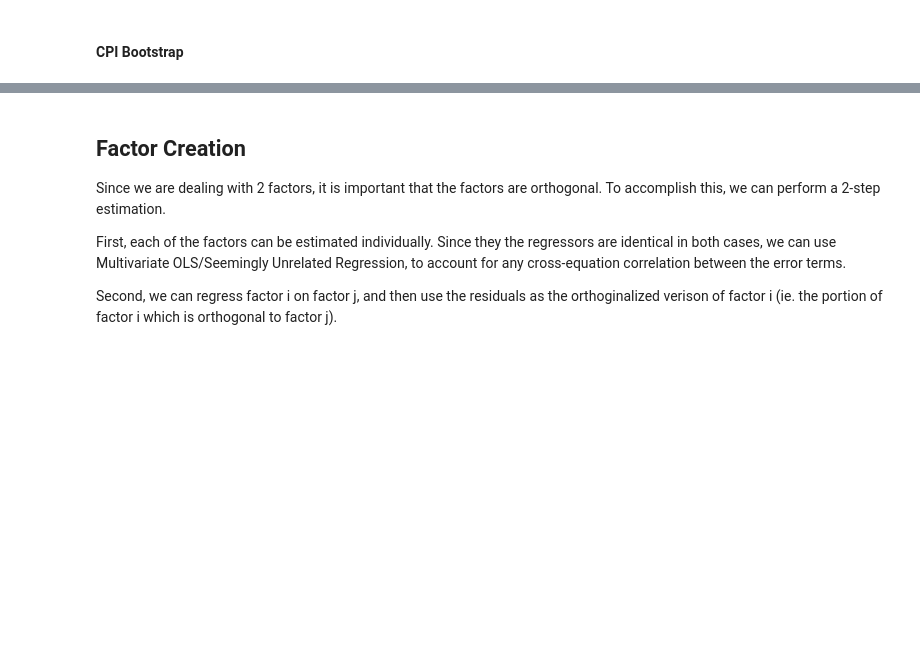
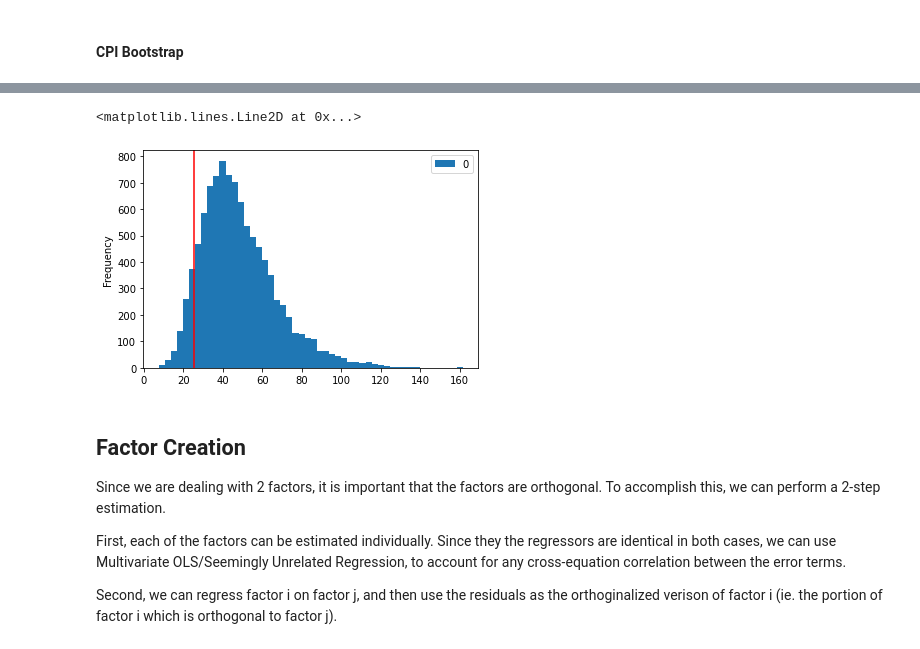
Before and after one commit to santoromano/Macro-Cross-Sectional-Analysis, a Jupyter notebook: mimicking_portfolios.ipynb, the cells around one changed output, grey strips where cells are left out. Drawn from its saved outputs; the diff is of its cells as text; code cells hidden in the pictures; blank space fills up the shorter version.

```diff
--- a/mimicking_portfolios.ipynb
+++ b/mimicking_portfolios.ipynb
@@ -180,7 +190,7 @@ print(f'{empirical_p2: 0.5f}')
 y_cpi = cpi['cpi_yoy'].loc['1973-04':].iloc[2:]
 # %%
 # Initial Model
-cpi_model = sm.OLS(y_cpi, pd.concat([controls, assets], axis=1)).fit(cov_type='HAC', cov_kwds={'maxlags':3})
+cpi_model = sm.OLS(y_cpi, pd.concat([controls, assets], axis=1)).fit(cov_type='HAC', cov_kwds={'maxlags':12})
 
 # Wald Test for controls vs mean
 cpi_coeffs_0 = [x + '=0' for x in pd.concat([controls.iloc[:,1:], assets], axis=1)]
@@ -210,7 +220,7 @@ n_boots = 10000
 for _ in range(n_boots):
     boot_df = sample_df_cpi.sample(n=n, replace=True)
 
-    boot_model = sm.OLS(boot_df['cpi_yoy'], boot_df.iloc[:,1:]).fit(cov_type='HAC', cov_kwds={'maxlags':3})
+    boot_model = sm.OLS(boot_df['cpi_yoy'], boot_df.iloc[:,1:]).fit(cov_type='HAC', cov_kwds={'maxlags':12})
 
     coeffs_0 = [x + '=0' for x in boot_df.iloc[:,-8:]]
     boot_cpi_wald.append(boot_model.wald_test(','.join(coeffs_0), scalar=True, use_f=False).statistic)
@@ -224,3 +234,8 @@ print(f'{empirical_p_cpi: 0.5f}')
+# %%
+pd.DataFrame(boot_cpi_wald).plot.hist(bins=50).axvline(wald_stat_cpi, color='red')
+# %% [output]
+<matplotlib.lines.Line2D at 0x...>
+[figure, added]
 # %% [markdown]
 ## Factor Creation
 Since we are dealing with 2 factors, it is important that the factors are orthogonal. To accomplish this, we can perform a 2-step estimation.
```
Also changed, not shown: parts of 12 cells of this notebook.
